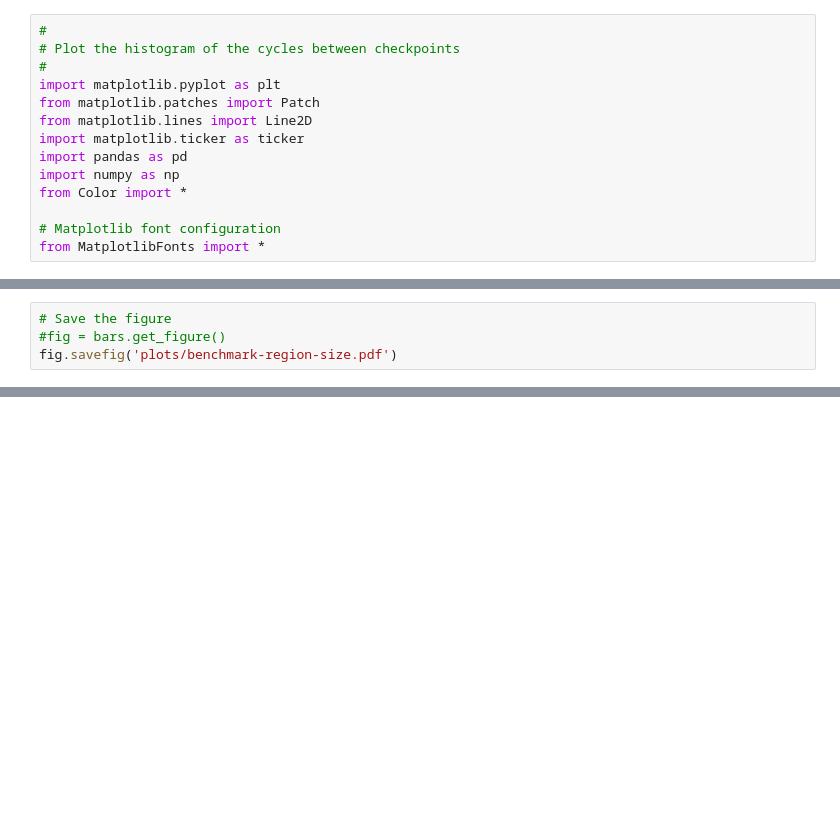
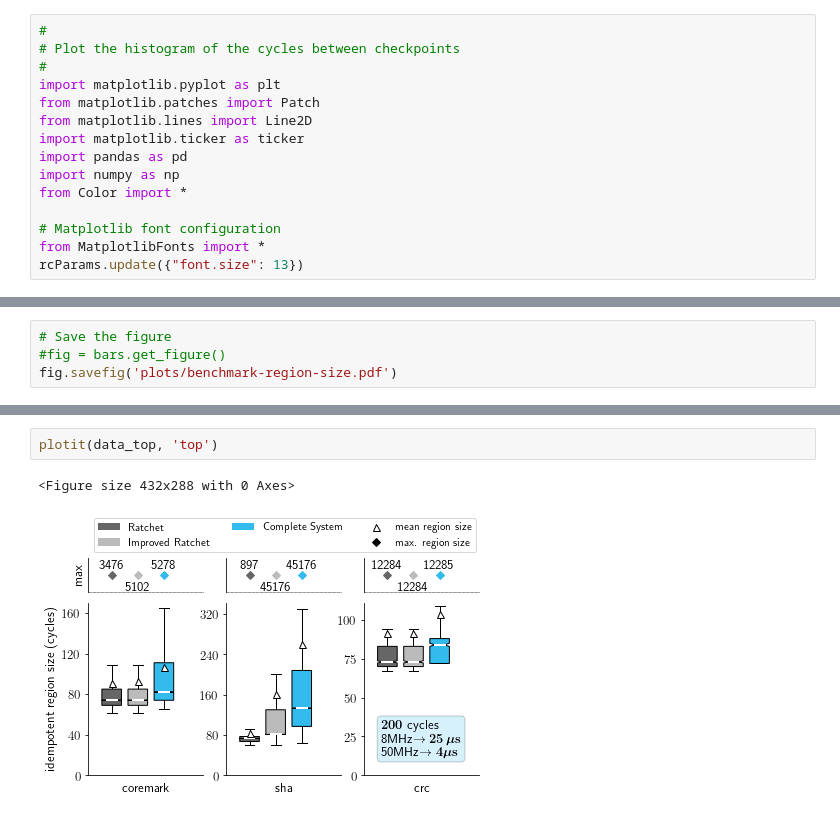
Before and after one commit to TUDSSL/WARio, a Jupyter notebook: plotting/CallFrequencyPlot.ipynb, the cells around one changed output, grey strips where cells are left out. Saved outputs shown, nothing was run; the diff lists cells and outputs as text; blank space fills up the shorter version.

```diff
--- a/plotting/CallFrequencyPlot.ipynb
+++ b/plotting/CallFrequencyPlot.ipynb
@@ -15,6 +15,7 @@ from Color import *
 
 # Matplotlib font configuration
 from MatplotlibFonts import *
+rcParams.update({"font.size": 13})
 # %%
 RESULT_DIR='../benchmarks/results'
 # %%
@@ -195,0 +357,5 @@ fig.savefig('plots/benchmark-region-size.pdf')
+# %%
+plotit(data_top, 'top')
+# %% [output]
+<Figure size 432x288 with 0 Axes>
+[figure, added]
```
Also changed, not shown: parts of 6 cells of this notebook, 5 other files.
